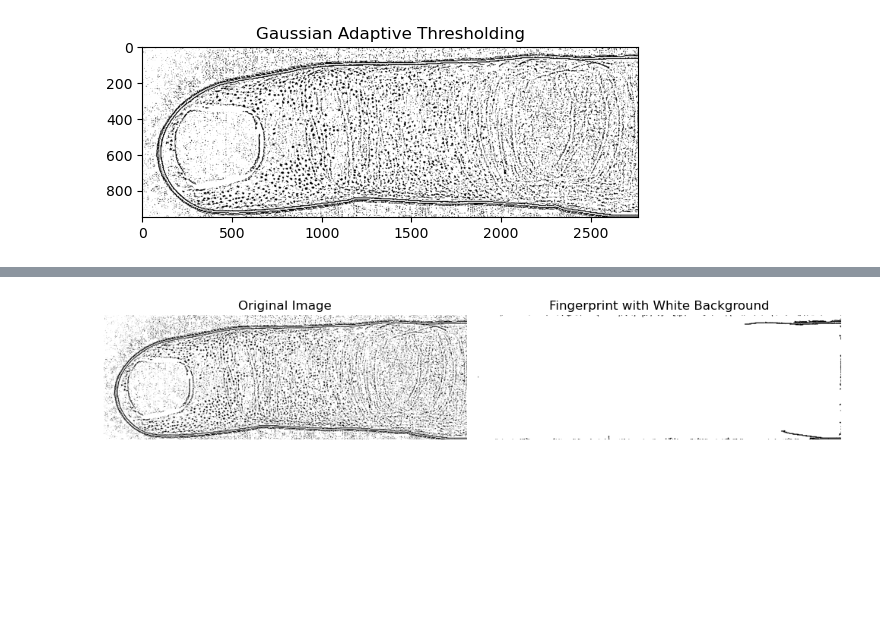
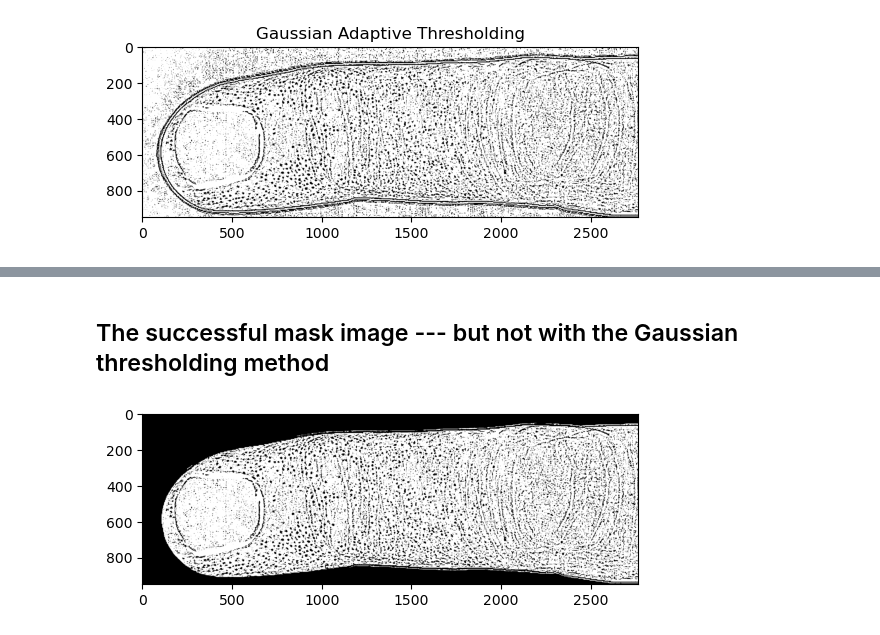
Before and after one commit to UArizonaCB2/sweat-pore-activation, a Jupyter notebook: SweatPoresDetection.ipynb, the cells around one changed output, grey strips where cells are left out. Cells and saved outputs as stored; diff of their text form; code cells hidden in the pictures; blank space fills up the shorter version.

Commit message:
found the contour of the image

```diff
--- a/SweatPoresDetection.ipynb
+++ b/SweatPoresDetection.ipynb
@@ -118,48 +118,28 @@ plt.show()
+# %% [markdown]
+## The successful mask image --- but not with the Gaussian thresholding method
 # %%
+_, thresh = cv2.threshold(gaussian_thresh_image, 0, 255, cv2.THRESH_BINARY_INV + cv2.THRESH_OTSU)
 
-
-# Read the input image
-img = gaussian_thresh_image
-
-# Apply Gaussian blur to reduce noise
-blur = cv2.GaussianBlur(img, (5, 5), 0)
-
-# Perform binary thresholding
-_, thresh = cv2.threshold(blur, 150, 255, cv2.THRESH_BINARY)
-
-# Find contours in the thresholded image
 contours, _ = cv2.findContours(thresh, cv2.RETR_EXTERNAL, cv2.CHAIN_APPROX_SIMPLE)
 
-# Find the contour with the maximum area (assumed to be the fingerprint)
-max_contour = max(contours, key=cv2.contourArea)
+finger_contour = max(contours, key=cv2.contourArea)
 
-# Create a mask by drawing the contour filled in on a blank image
-mask = np.zeros(img.shape, np.uint8)
-cv2.drawContours(mask, [max_contour], 0, (255, 255, 255), cv2.FILLED)
+cv2.drawContours(image, [finger_contour], 0, (0, 255, 0), 2)
 
-# Create a white background
-background = np.ones_like(img) * 255
+# Create a mask with the same shape as the original image, filled with white
+mask = np.ones(image.shape[:2], dtype=np.uint8) * 255
 
-# Apply the mask to the white background to create the final result
-result = cv2.bitwise_and(background, background, mask=mask)
-result = cv2.bitwise_or(result, cv2.bitwise_and(img, img, mask=cv2.bitwise_not(mask)))
+# Draw the finger contour on the mask with black color
+cv2.drawContours(mask, [finger_contour], 0, (0, 0, 0), -1)
 
-# Apply morphological erosion to clean up edges (optional)
-kernel = np.ones((3, 3), np.uint8)
-result = cv2.erode(result, kernel, iterations=1)
+# Apply the mask to the original image
+result = cv2.bitwise_and(image, image, mask=mask)
 
-# Display the original and resulting images using Matplotlib
-fig, axs = plt.subplots(1, 2, figsize=(10, 5))
+# Convert the color space from BGR to RGB for displaying with Matplotlib
+result_rgb = cv2.cvtColor(result, cv2.COLOR_BGR2RGB)
 
-axs[0].imshow(img, cmap='gray')
-axs[0].set_title('Original Image')
-axs[0].axis('off')
-
-axs[1].imshow(result, cmap='gray')
-axs[1].set_title('Fingerprint with White Background')
-axs[1].axis('off')
-
-plt.tight_layout()
+# Display the resulting image using Matplotlib
+plt.imshow(result_rgb)
 plt.show()
 # %% [output]
-[figure, old version]
+[figure, new version]
```
Also changed, not shown: parts of 4 cells of this notebook.
